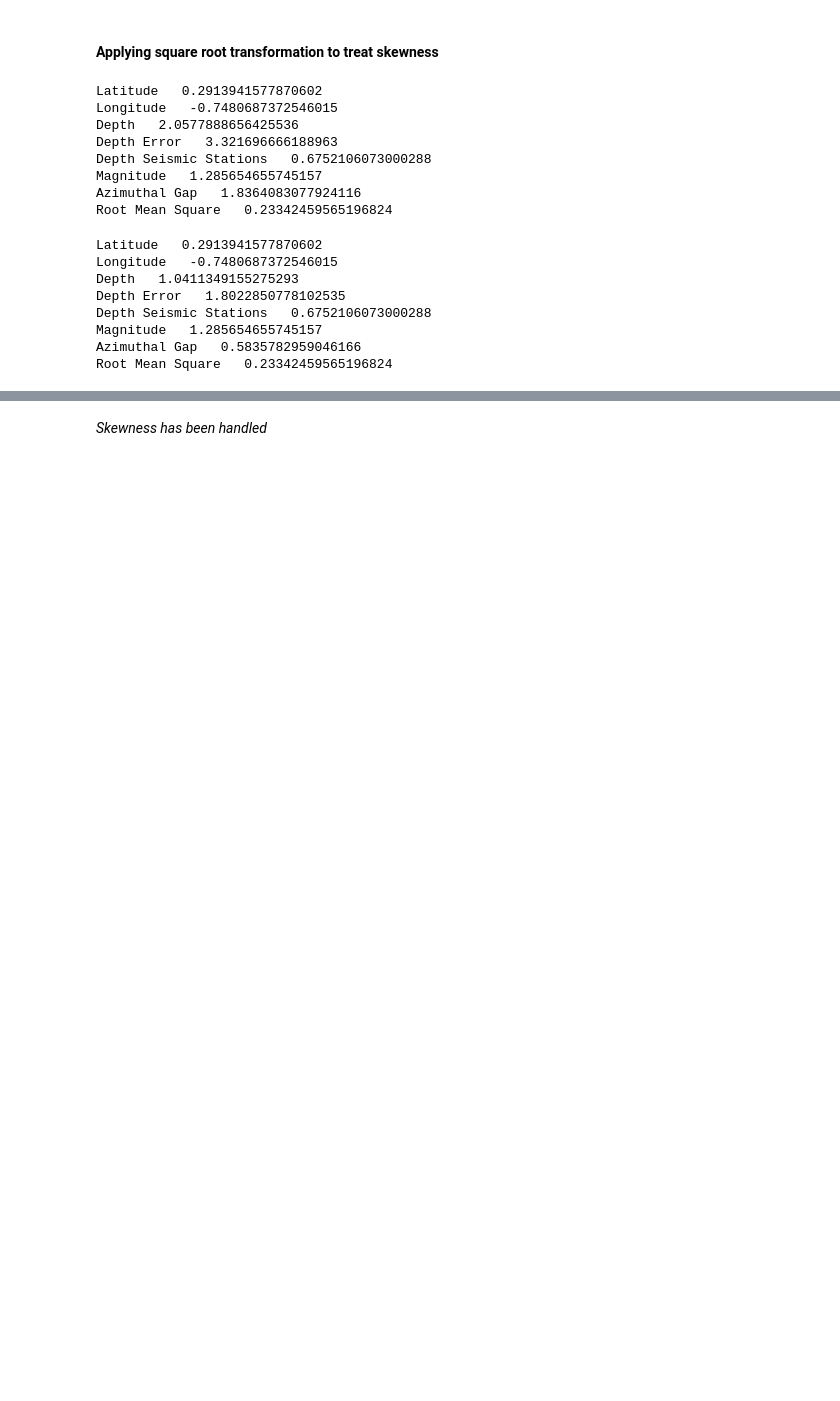
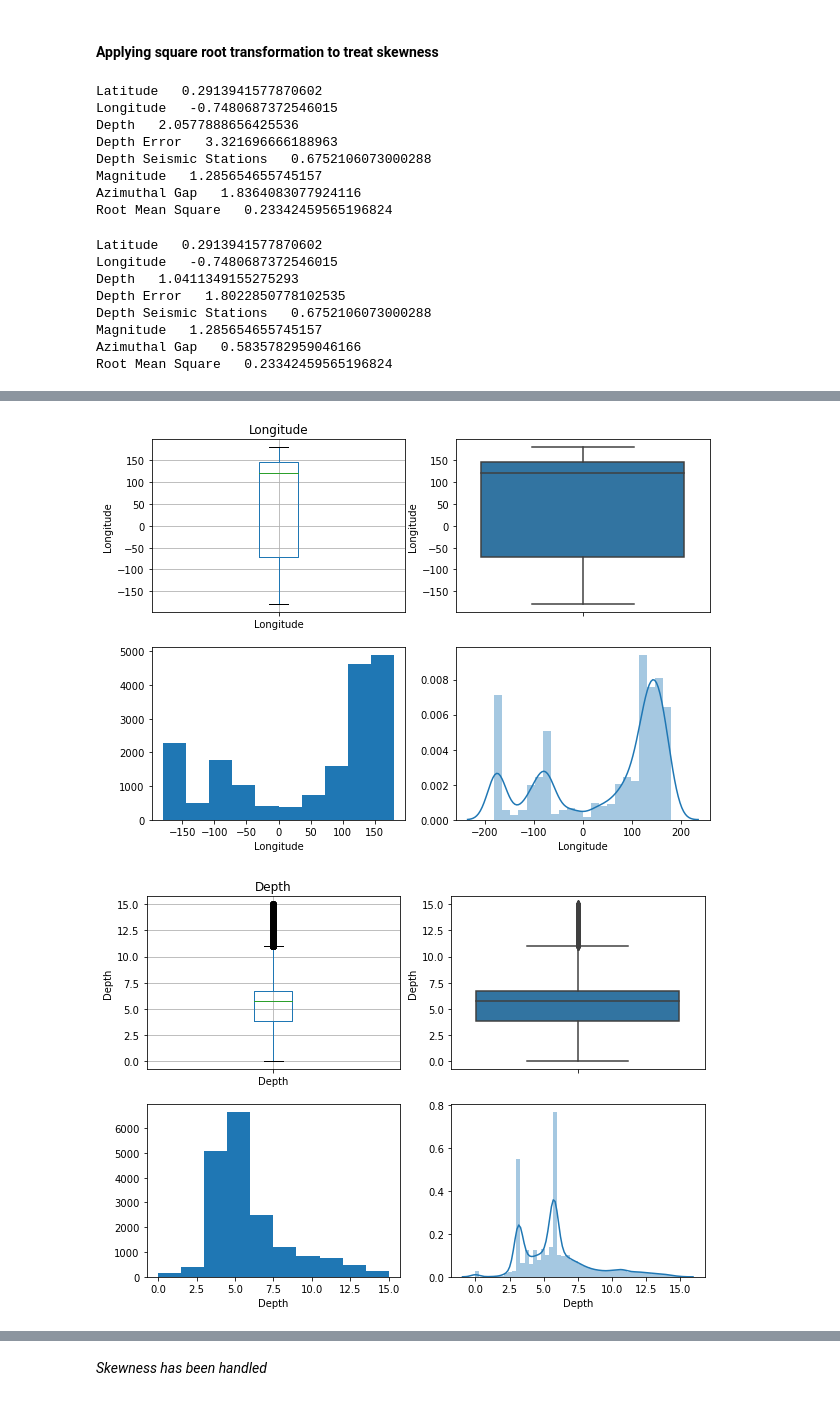
Before and after one commit to nipun1992/EarthquakeMagnitudePrediction, a Jupyter notebook: Earthquake Prediction.ipynb, the cells around one changed output, grey strips where cells are left out. Drawn from its saved outputs; the diff is of its cells as text; code cells hidden in the pictures; blank space fills up the shorter version.

```diff
--- a/Earthquake Prediction.ipynb
+++ b/Earthquake Prediction.ipynb
@@ -558,3 +537,6 @@ Depth Seismic Stations   0.6752106073000288
 Magnitude   1.285654655745157
 Azimuthal Gap   0.5835782959046166
 Root Mean Square   0.23342459565196824
+# %%
+create_boxplots_distplots(df)
+# %% [output]
@@ -560,0 +544,2 @@ Root Mean Square   0.23342459565196824
+[figure, added]
+[figure, added]
```
Also changed, not shown: parts of 25 cells of this notebook.
